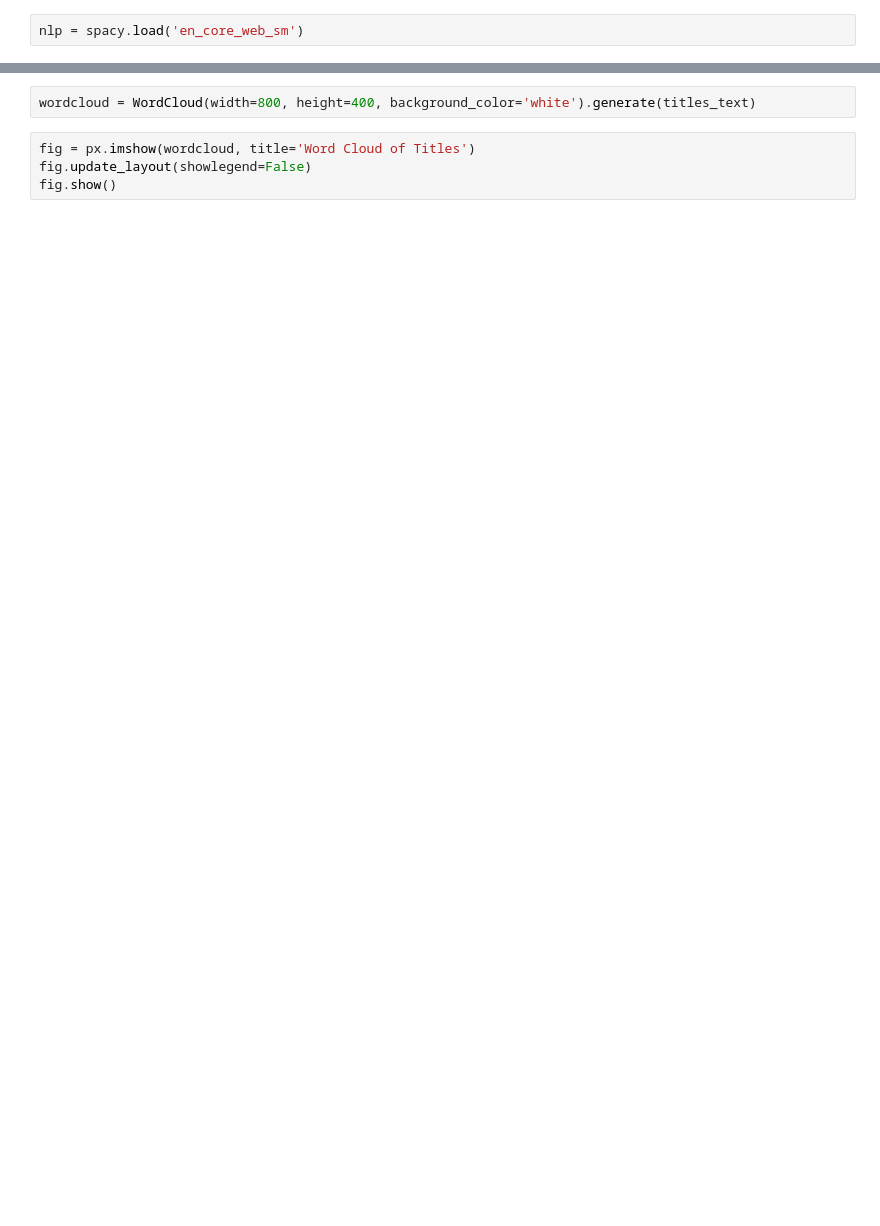
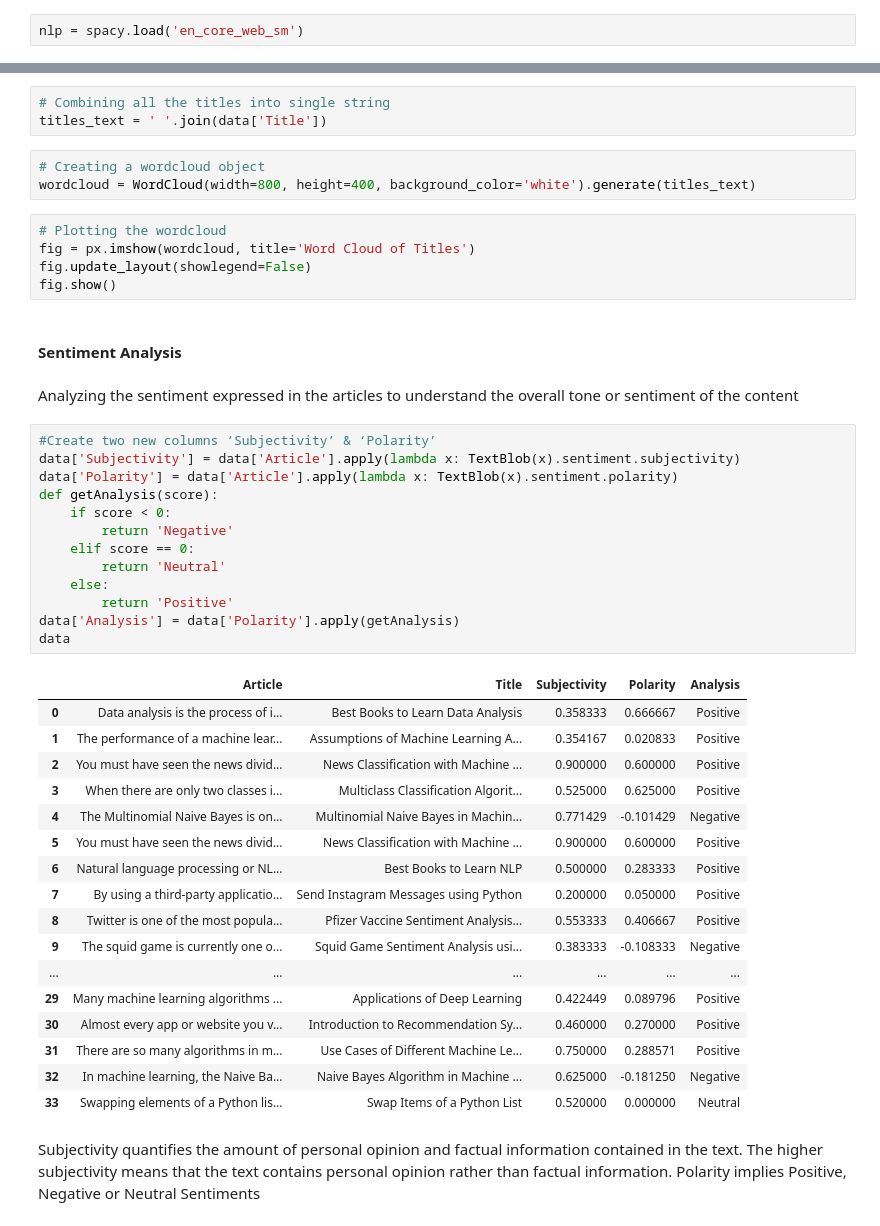
Before and after one commit to ShubhamPawar-3333/text_analysis_project, a Jupyter notebook: text_analysis.ipynb, the cells around one changed output, grey strips where cells are left out. Cells and saved outputs as stored; diff of their text form; blank space fills up the shorter version.

Commit message:
Sentiment Analysis

```diff
--- a/text_analysis.ipynb
+++ b/text_analysis.ipynb
@@ -27,6 +31,48 @@ titles_text = ' '.join(data['Title'])
+# %%
+# Combining all the titles into single string
+titles_text = ' '.join(data['Title'])
 # %%
+# Creating a wordcloud object
 wordcloud = WordCloud(width=800, height=400, background_color='white').generate(titles_text)
 # %%
+# Plotting the wordcloud
 fig = px.imshow(wordcloud, title='Word Cloud of Titles')
 fig.update_layout(showlegend=False)
 fig.show()
+# %% [markdown]
+#### Sentiment Analysis
+# %% [markdown]
+Analyzing the sentiment expressed in the articles to understand the overall tone or sentiment of the content
+# %%
+#Create two new columns ‘Subjectivity’ & ‘Polarity’
+data['Subjectivity'] = data['Article'].apply(lambda x: TextBlob(x).sentiment.subjectivity)
+data['Polarity'] = data['Article'].apply(lambda x: TextBlob(x).sentiment.polarity)
+def getAnalysis(score):
+    if score < 0:
+        return 'Negative'
+    elif score == 0:
+        return 'Neutral'
+    else:
+        return 'Positive'
+data['Analysis'] = data['Polarity'].apply(getAnalysis)
+data
+# %% [output]
+|  | Article | Title | Subjectivity | Polarity | Analysis |
+| 0 | Data analysis is the process of i... | Best Books to Learn Data Analysis | 0.358333 | 0.666667 | Positive |
+| 1 | The performance of a machine lear... | Assumptions of Machine Learning A... | 0.354167 | 0.020833 | Positive |
+| 2 | You must have seen the news divid... | News Classification with Machine ... | 0.900000 | 0.600000 | Positive |
+| 3 | When there are only two classes i... | Multiclass Classification Algorit... | 0.525000 | 0.625000 | Positive |
+| 4 | The Multinomial Naive Bayes is on... | Multinomial Naive Bayes in Machin... | 0.771429 | -0.101429 | Negative |
+| 5 | You must have seen the news divid... | News Classification with Machine ... | 0.900000 | 0.600000 | Positive |
+| 6 | Natural language processing or NL... | Best Books to Learn NLP | 0.500000 | 0.283333 | Positive |
+| 7 | By using a third-party applicatio... | Send Instagram Messages using Python | 0.200000 | 0.050000 | Positive |
+| 8 | Twitter is one of the most popula... | Pfizer Vaccine Sentiment Analysis... | 0.553333 | 0.406667 | Positive |
+| 9 | The squid game is currently one o... | Squid Game Sentiment Analysis usi... | 0.383333 | -0.108333 | Negative |
+| ... | ... | ... | ... | ... | ... |
+| 29 | Many machine learning algorithms ... | Applications of Deep Learning | 0.422449 | 0.089796 | Positive |
+| 30 | Almost every app or website you v... | Introduction to Recommendation Sy... | 0.460000 | 0.270000 | Positive |
+| 31 | There are so many algorithms in m... | Use Cases of Different Machine Le... | 0.750000 | 0.288571 | Positive |
+| 32 | In machine learning, the Naive Ba... | Naive Bayes Algorithm in Machine ... | 0.625000 | -0.181250 | Negative |
+| 33 | Swapping elements of a Python lis... | Swap Items of a Python List | 0.520000 | 0.000000 | Neutral |
+# %% [markdown]
+Subjectivity quantifies the amount of personal opinion and factual information contained in the text. The higher subjectivity means that the text contains personal opinion rather than factual information. Polarity implies Positive, Negative or Neutral Sentiments
```
Also changed, not shown: parts of 19 cells of this notebook.
